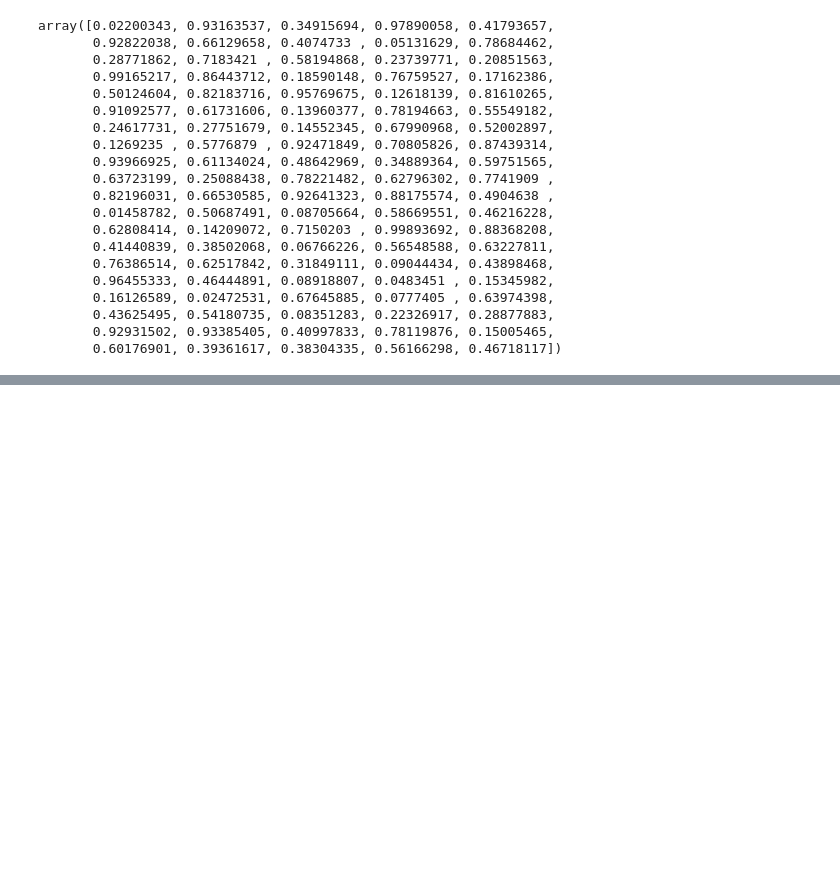
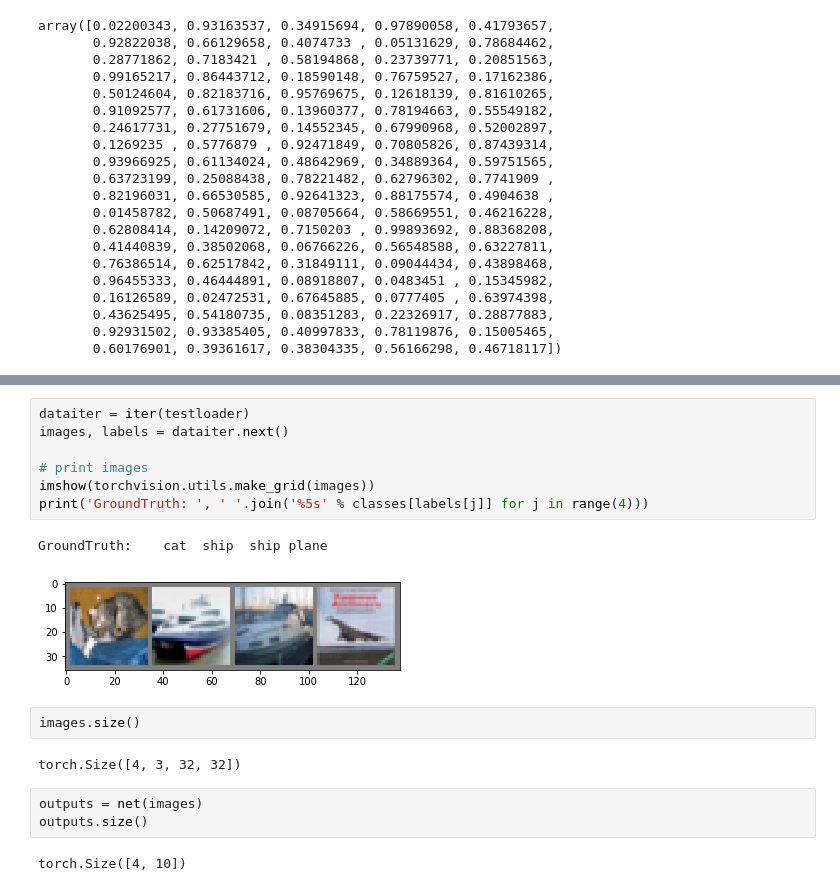
Before and after one commit to ziweipolaris/atec2018-nlp, a Jupyter notebook: hcode.ipynb, the cells around one changed output, grey strips where cells are left out. Saved outputs shown, nothing was run; the diff lists cells and outputs as text; blank space fills up the shorter version.

```diff
--- a/hcode.ipynb
+++ b/hcode.ipynb
@@ -537,0 +893,19 @@ array([0.02200343, 0.93163537, 0.34915694, 0.97890058, 0.41793657,
+# %%
+dataiter = iter(testloader)
+images, labels = dataiter.next()
+
+# print images
+imshow(torchvision.utils.make_grid(images))
+print('GroundTruth: ', ' '.join('%5s' % classes[labels[j]] for j in range(4)))
+# %% [output]
+GroundTruth:    cat  ship  ship plane
+[figure, added]
+# %%
+images.size()
+# %% [output]
+torch.Size([4, 3, 32, 32])
+# %%
+outputs = net(images)
+outputs.size()
+# %% [output]
+torch.Size([4, 10])
```
Also changed, not shown: parts of 60 cells of this notebook, 4 other files.
